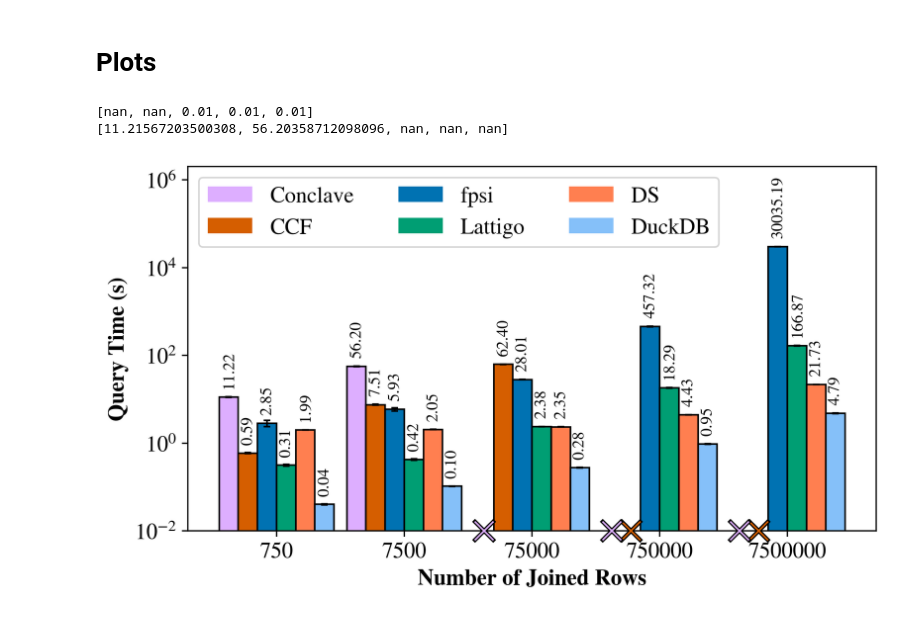
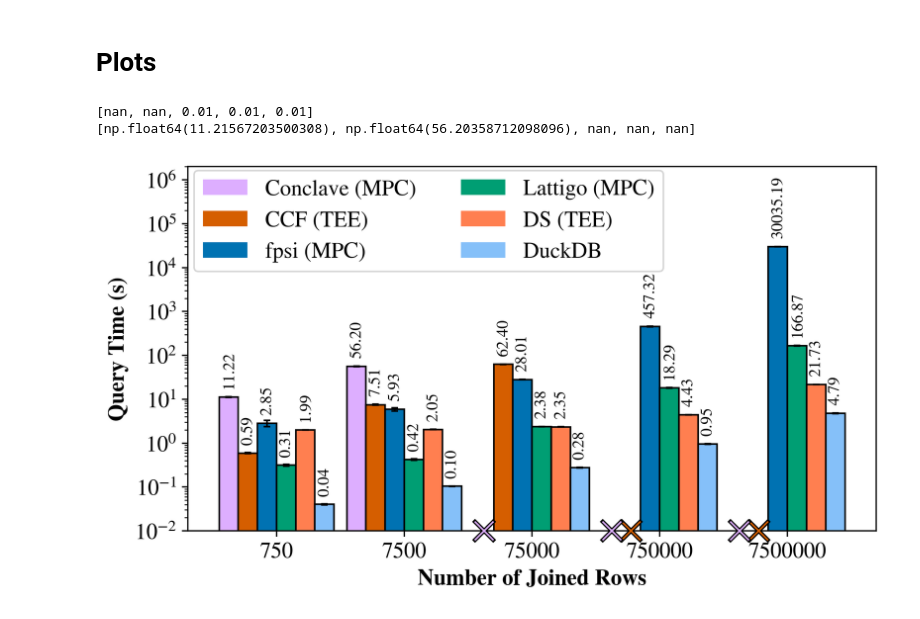
Before and after one commit to Dumplingz/data-pooling-experiments, a Jupyter notebook: data_analysis/distinct_join_data_parsing.ipynb, the cells around one changed output. Cells and saved outputs as stored; diff of their text form; code cells hidden in the pictures.

```diff
--- a/data_analysis/distinct_join_data_parsing.ipynb
+++ b/data_analysis/distinct_join_data_parsing.ipynb
@@ -208,7 +208,7 @@ plt.figure(figsize=(7.5, 4), dpi=320)
 plt.yscale('log')
 
 # Conclave
-conclave_bar = plt.bar(x=X_axis-2.5*width,width=width,height=conclave_medians,label="Conclave",
+conclave_bar = plt.bar(x=X_axis-2.5*width,width=width,height=conclave_medians,label="Conclave (MPC)",
         color='#ddaeff'
         )
 plt.bar(x=X_axis-2.5*width,width=width,height=conclave_medians,yerr=conclave_stdevs,
@@ -244,7 +244,7 @@ plt.bar_label(conclave_bar, conclave_label, fontsize=bar_label_font_size,
               rotation=90, padding=padding)
 
 # CCF
-ccf_bar = plt.bar(x=X_axis-1.5*width,width=width,height=ccf_medians,label="CCF",
+ccf_bar = plt.bar(x=X_axis-1.5*width,width=width,height=ccf_medians,label="CCF (TEE)",
         color='#d55e00'
         )
 plt.bar(x=X_axis-1.5*width,width=width,height=ccf_medians,yerr=ccf_stdevs,
@@ -275,7 +275,7 @@ plt.scatter(X_axis-1.5*width,left_x, [130]*5,
             )
 
 # Fast PSI
-fpsi_bar = plt.bar(x=X_axis-0.5*width, width=width, height=fpsi_medians, label = "fpsi",
+fpsi_bar = plt.bar(x=X_axis-0.5*width, width=width, height=fpsi_medians, label = "fpsi (MPC)",
         color='#0072b2')
 
 plt.bar(x=X_axis-0.5*width, width=width,height=fpsi_medians,yerr=fpsi_stdevs,
@@ -288,7 +288,7 @@ plt.bar_label(fpsi_bar, fpsi_label, fontsize=bar_label_font_size,
               rotation=90, padding=padding)
 
 # Lattigo
-lattigo_bar = plt.bar(x=X_axis+0.5*width,width=width,height=lattigo_medians,label="Lattigo",
+lattigo_bar = plt.bar(x=X_axis+0.5*width,width=width,height=lattigo_medians,label="Lattigo (MPC)",
         color='#009E73'
         )
 plt.bar(x=X_axis+0.5*width,width=width,height=lattigo_medians,yerr=lattigo_stdevs,
@@ -301,7 +301,7 @@ plt.bar_label(lattigo_bar, lattigo_label, fontsize=bar_label_font_size,
               rotation=90, padding=padding)
 
 # Data Station
-ds_bar = plt.bar(x=X_axis+1.5*width,width=width,height=datastation_medians,label="DS",
+ds_bar = plt.bar(x=X_axis+1.5*width,width=width,height=datastation_medians,label="DS (TEE)",
         color='coral'
         )
 
@@ -316,33 +316,34 @@ plt.bar_label(ds_bar, ds_label, fontsize=bar_label_font_size,
 
 # Plaintext
 plain_bar = plt.bar(x=X_axis+2.5*width, width=width, height=plaintext_medians, label = "DuckDB",
         color='#85C0F9')
 
 plt.bar(x=X_axis+2.5*width,width=width,height=plaintext_medians,yerr=plaintext_stdevs,
         edgecolor='black',
         error_kw={"elinewidth":1,"capsize":2,"capthick":1},
         color='none'
         )
 plain_label = map(lambda n: '{0:.2f}'.format(n),plaintext_medians)
 plt.bar_label(plain_bar, plain_label, fontsize=bar_label_font_size,
               rotation=90, padding=padding)
 
 
 
 axes = plt.gca()
 axes.set_ylim([min_y,max_y])
 
 
 plt.xlabel("Number of Joined Rows", fontweight="bold")
 plt.ylabel("Query Time (s)", fontweight="bold")
-plt.legend(ncol=3)
+# move legend up slightly
+plt.legend(ncol=2, loc='upper center', bbox_to_anchor=(0.35, 1.02))
 
 plt.xticks(X_axis, [750,7500,75000,750000,7500000])
 
 plt.savefig("distinct_join.pdf", bbox_inches='tight')
 
 plt.show()
 # %% [output]
 [nan, nan, 0.01, 0.01, 0.01]
-[11.21567203500308, 56.20358712098096, nan, nan, nan]
+[np.float64(11.21567203500308), np.float64(56.20358712098096), nan, nan, nan]
-[figure, old version]
+[figure, new version]
```
Also changed, not shown: parts of 6 cells of this notebook, 3 other files.
